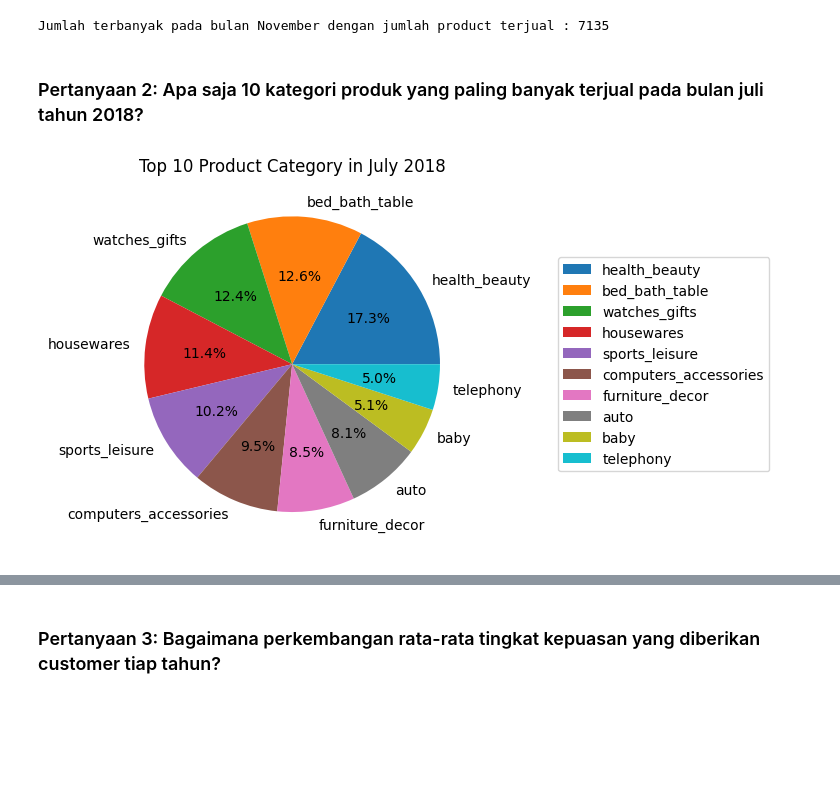
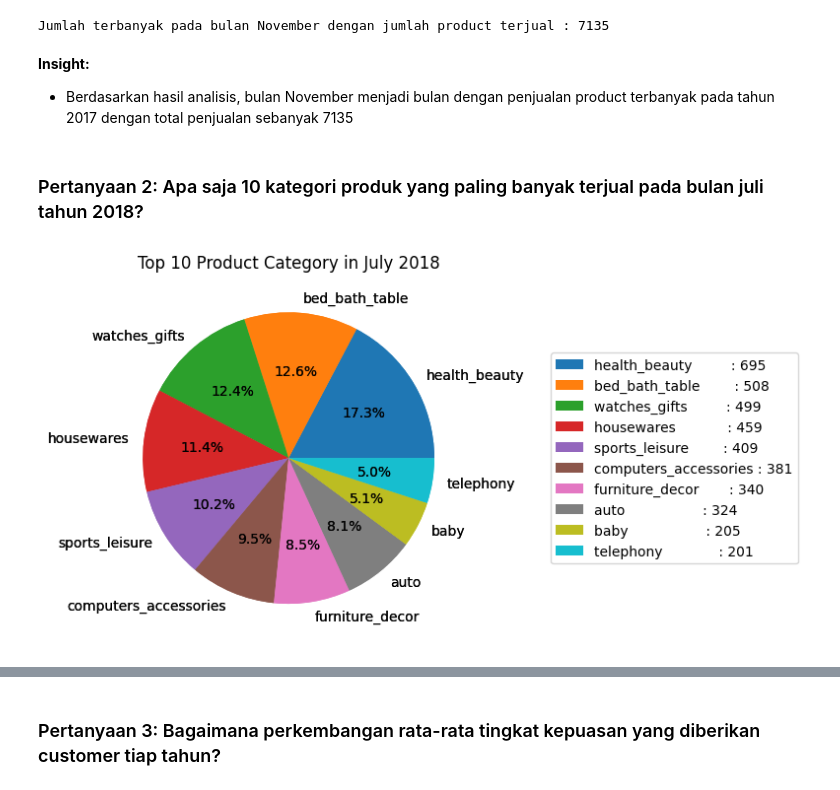
Before and after one commit to Kaltaric/Proyek_analisis_data_e-commerce, a Jupyter notebook: notebook.ipynb, the cells around one changed output, grey strips where cells are left out. Saved outputs shown, nothing was run; the diff lists cells and outputs as text; code cells hidden in the pictures; blank space fills up the shorter version.

```diff
--- a/notebook.ipynb
+++ b/notebook.ipynb
@@ -437,14 +438,21 @@ print("\nJumlah terbanyak pada bulan {} dengan jumlah product terjual : {}".form
 # %% [output]
 [figure]
 Jumlah terbanyak pada bulan November dengan jumlah product terjual : 7135
+# %% [markdown]
+**Insight:**
+- Berdasarkan hasil analisis, bulan November menjadi bulan dengan penjualan product terbanyak pada tahun 2017 dengan total penjualan sebanyak 7135
 # %% [markdown]
 ### Pertanyaan 2: Apa saja 10 kategori produk yang paling banyak terjual pada bulan juli tahun 2018?
 # %%
 top_ten_product_category_july_2018.plot.pie(y='Number of Orders', labels=top_ten_product_category_july_2018.index, autopct='%1.1f%%', legend=False)
 plt.title('Top 10 Product Category in July 2018')
-plt.legend(top_ten_product_category_july_2018.index, loc='center left', bbox_to_anchor=(1.2, 0.5))
+max_label_length = max([len(label) for label in top_ten_product_category_july_2018.index])
+max_value_length = max([len(str(order)) for order in top_ten_product_category_july_2018.values])
+labels_with_sales = [f'{label:<{max_label_length}} : {order:>{max_value_length}}' for label, order in zip(top_ten_product_category_july_2018.index, top_ten_product_category_july_2018.values)]
+top_ten_product_category_july_2018.plot.pie(y=top_ten_product_category_july_2018.values, labels=top_ten_product_category_july_2018.index, autopct='%1.1f%%', legend=False)
+plt.legend(labels_with_sales, loc='center left', bbox_to_anchor=(1.2, 0.5))
 
 plt.ylabel('')
 plt.show()
 # %% [output]
-[figure, old version]
+[figure, new version]
```
Also changed, not shown: parts of 2 cells of this notebook, 1 other file.
